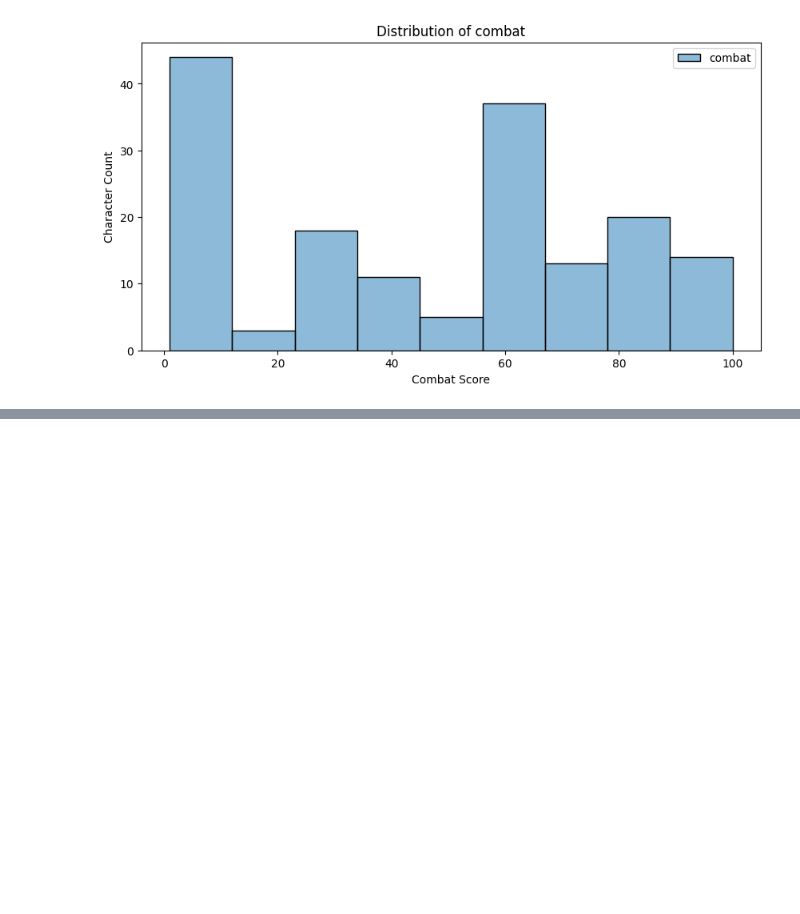
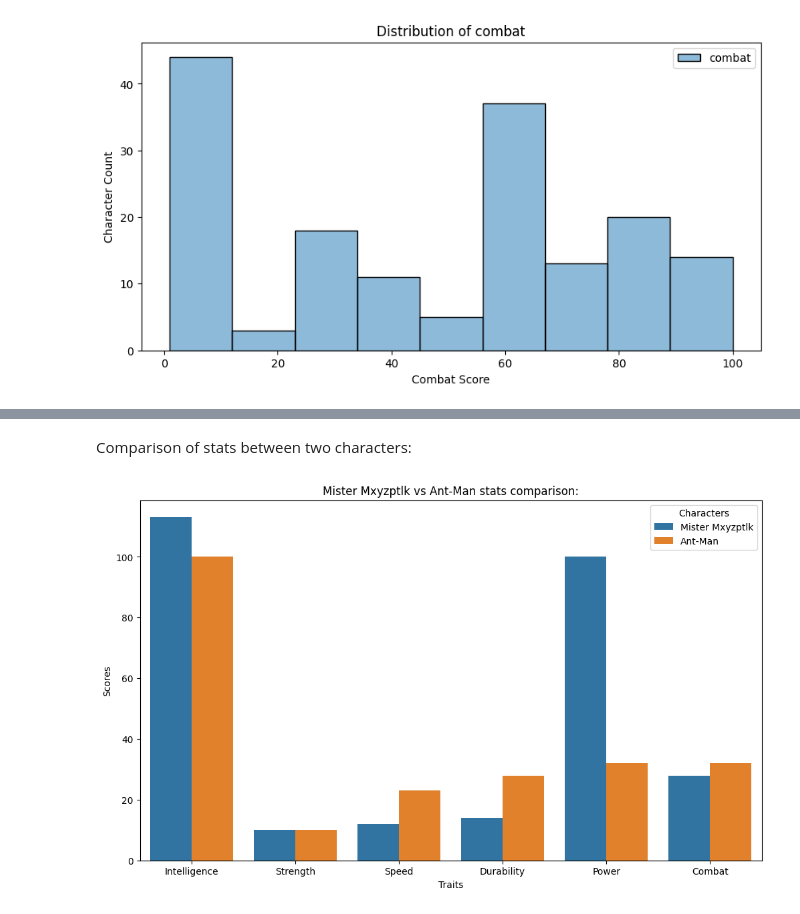
Before and after one commit to JoseRHeras/jump, a Jupyter notebook: project_two/super_characters_analyisis.ipynb, the cells around one changed output, grey strips where cells are left out. Saved outputs shown, nothing was run; the diff lists cells and outputs as text; code cells hidden in the pictures; blank space fills up the shorter version.

```diff
--- a/project_two/super_characters_analyisis.ipynb
+++ b/project_two/super_characters_analyisis.ipynb
@@ -215,0 +275,22 @@ draw_histogram(title=title, xlabel=xlabel, ylabel=ylabel, data=data)
+# %% [markdown]
+Comparison of stats between two characters:
+# %%
+fields = characters_with_scores_df.columns.to_list()
+fields.remove('alignment')
+
+character_one = characters_with_scores_df.iloc[0]
+character_two = characters_with_scores_df.iloc[1]
+
+title = f"{character_one['name']} vs {character_two['name']} stats comparison:"
+x, y, hue = 'Traits', 'Scores', 'name'
+
+data = pd.DataFrame([character_one[fields], character_two[fields]])
+data = pd.melt(frame=data, id_vars='name', value_vars=fields[1:len(fields) - 1], value_name=y, var_name=x)
+data.loc[:,x] = data[x].str.capitalize()
+
+plt.figure(figsize=(12, 7))
+sns_graph = sns.barplot(data=data, hue=hue, x=x, y=y)
+sns_graph.set(title=title)
+plt.legend().set_title("Characters")
+# %% [output]
+[figure, added]
```
Also changed, not shown: parts of 9 cells of this notebook.
